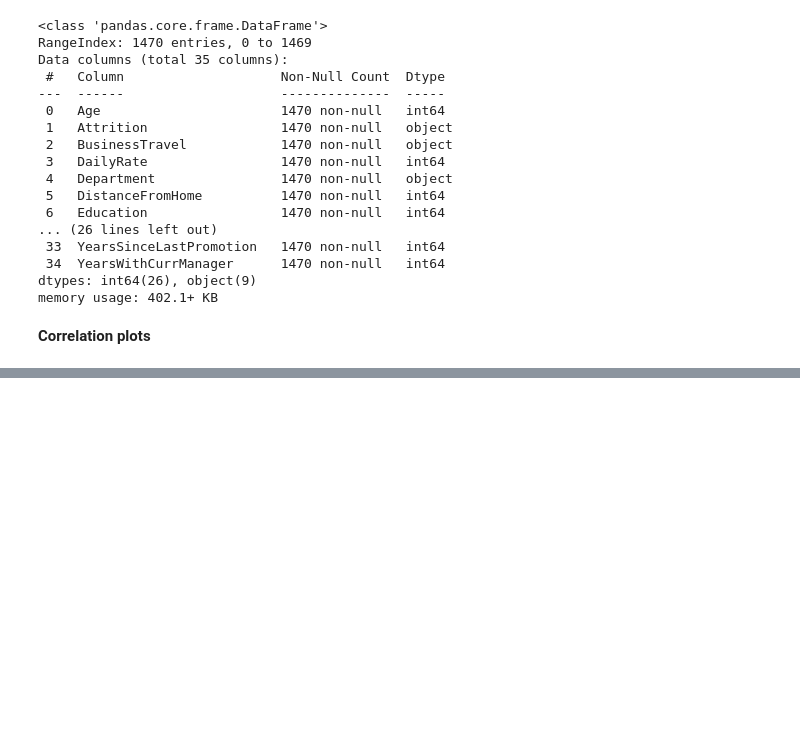
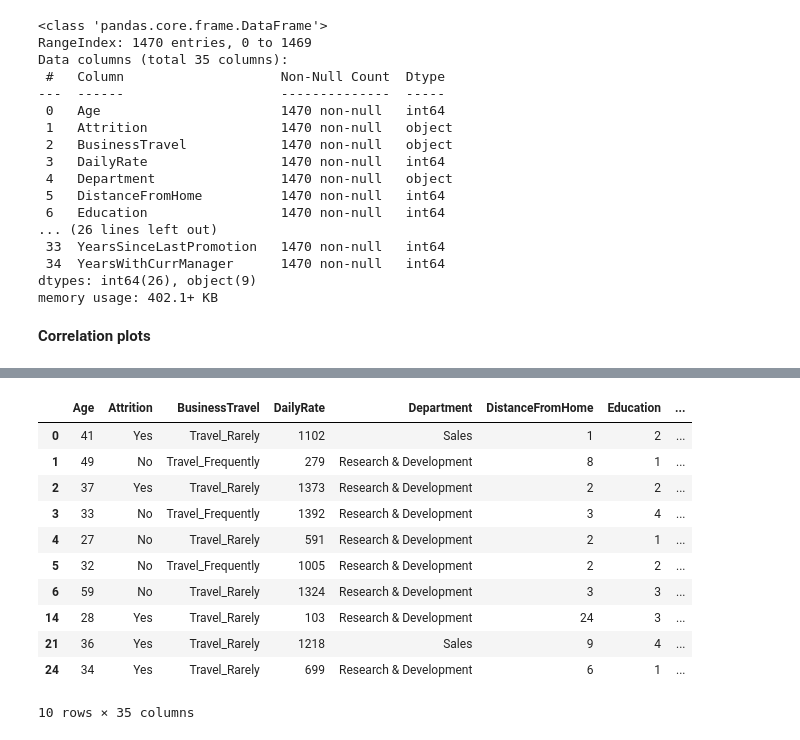
Before and after one commit to Samukat/IMproject, a Jupyter notebook: pre_analysis.ipynb, the cells around one changed output, grey strips where cells are left out. Drawn from its saved outputs; the diff is of its cells as text; code cells hidden in the pictures; blank space fills up the shorter version.

```diff
--- a/pre_analysis.ipynb
+++ b/pre_analysis.ipynb
@@ -59,0 +60,15 @@ TypeError: '>=' not supported between instances of 'str' and 'float'
+# %%
+data.groupby(['Attrition']).head()
+# %% [output]
+|  | Age | Attrition | BusinessTravel | DailyRate | Department | DistanceFromHome | Education | ... |
+| 0 | 41 | Yes | Travel_Rarely | 1102 | Sales | 1 | 2 | ... |
+| 1 | 49 | No | Travel_Frequently | 279 | Research & Development | 8 | 1 | ... |
+| 2 | 37 | Yes | Travel_Rarely | 1373 | Research & Development | 2 | 2 | ... |
+| 3 | 33 | No | Travel_Frequently | 1392 | Research & Development | 3 | 4 | ... |
+| 4 | 27 | No | Travel_Rarely | 591 | Research & Development | 2 | 1 | ... |
+| 5 | 32 | No | Travel_Frequently | 1005 | Research & Development | 2 | 2 | ... |
+| 6 | 59 | No | Travel_Rarely | 1324 | Research & Development | 3 | 3 | ... |
+| 14 | 28 | Yes | Travel_Rarely | 103 | Research & Development | 24 | 3 | ... |
+| 21 | 36 | Yes | Travel_Rarely | 1218 | Sales | 9 | 4 | ... |
+| 24 | 34 | Yes | Travel_Rarely | 699 | Research & Development | 6 | 1 | ... |
+10 rows × 35 columns
```
Also changed, not shown: parts of 4 cells of this notebook.
